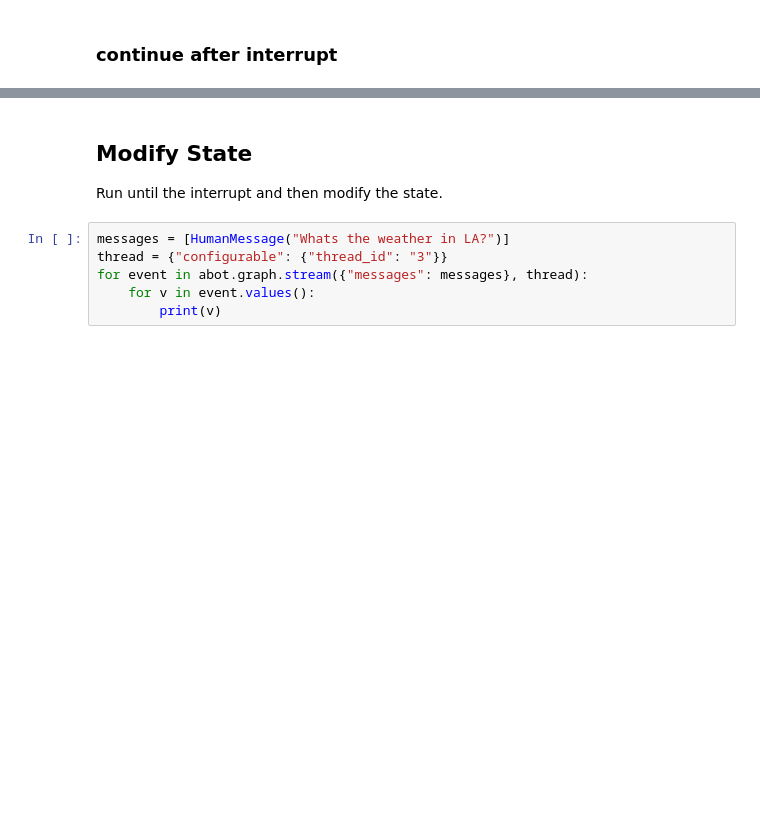
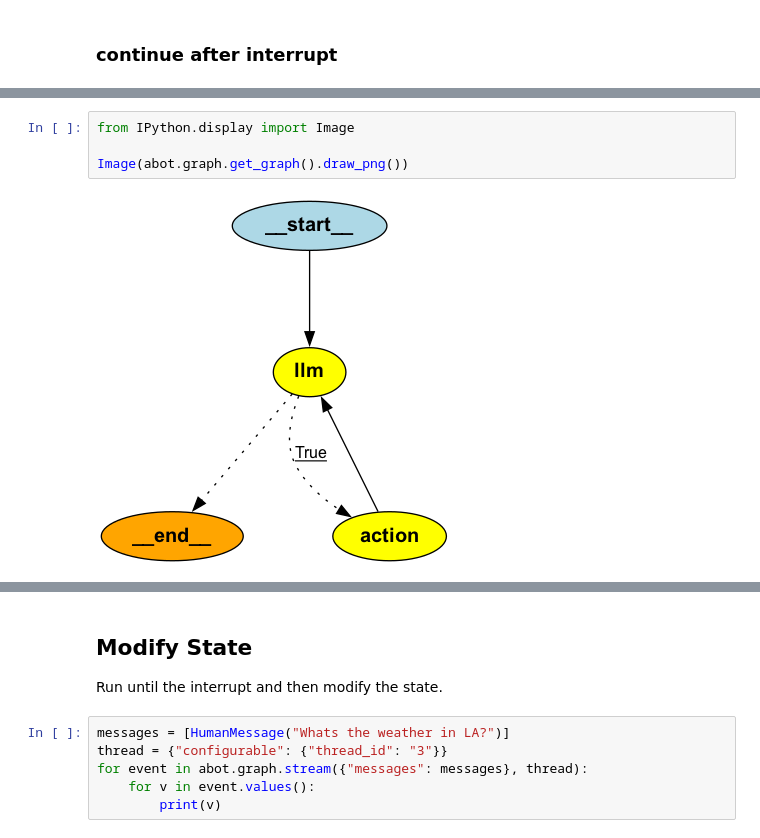
Before and after one commit to henriquevs/multiAgents, a Jupyter notebook: langGraph/L5/Lesson_5_Student.ipynb, the cells around one changed output, grey strips where cells are left out. Cells and saved outputs as stored; diff of their text form; blank space fills up the shorter version.

```diff
--- a/langGraph/L5/Lesson_5_Student.ipynb
+++ b/langGraph/L5/Lesson_5_Student.ipynb
@@ -123,2 +134,8 @@ for event in abot.graph.stream(None, thread):
+# %%
+from IPython.display import Image
+
+Image(abot.graph.get_graph().draw_png())
+# %% [output]
+[figure, added]
 # %%
 abot.graph.get_state(thread)
```
Also changed, not shown: parts of 44 cells of this notebook.
